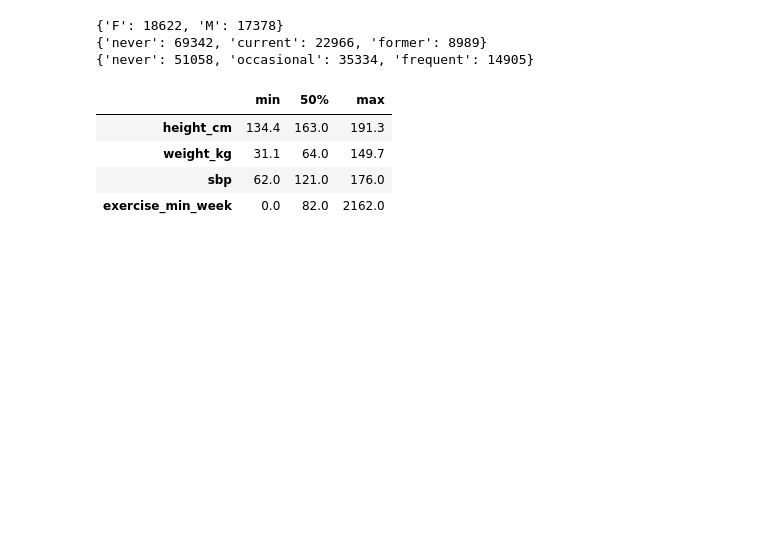
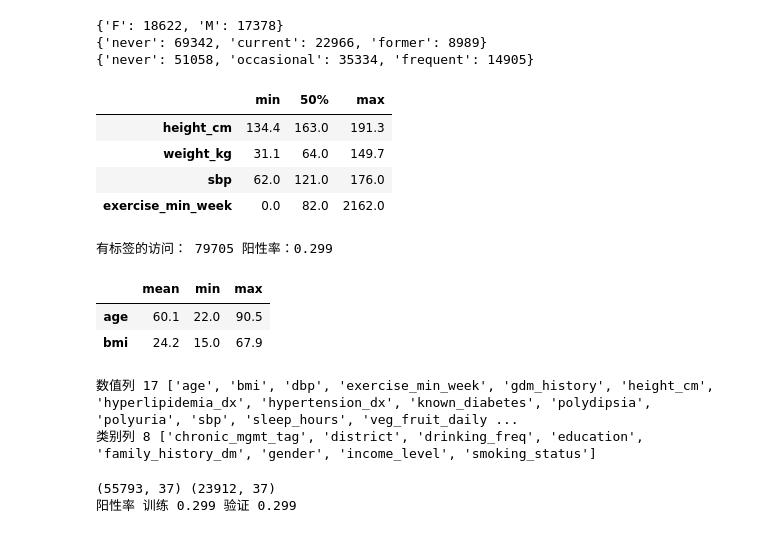
Before and after one commit to LXK-lxk-0218/Community-diabetes-risk-screening, a Jupyter notebook: notebooks/第0阶段.ipynb, the cells around one changed output. Cells and saved outputs as stored; diff of their text form; code cells hidden in the pictures; blank space fills up the shorter version.

```diff
--- a/notebooks/第0阶段.ipynb
+++ b/notebooks/第0阶段.ipynb
@@ -53,8 +53,8 @@ lab_results    79358行  6列:  lab_id, resident_id, sample_date, report_date, f
 # parse_dates=[...] 在读的时候就把日期列转成 datetime，后面做日期加减不用再 pd.to_datetime
 with sqlite3.connect(DB) as conn:
     residents = pd.read_sql("select * from residents",conn,parse_dates=['birth_date','enroll_date'])
-    visits = pd.read_sql("select * from visits",conn,parse_dates=['visit_date',])
-    labs = pd.read_sql("select * from lab_results",conn)
+    visits = pd.read_sql("select * from visits",conn,parse_dates=['visit_date','created_at'])
+    labs = pd.read_sql("select * from lab_results",conn,parse_dates=['sample_date','report_date'])
     print(visits)
     print(labs)
     print(residents.shape,visits.shape,labs.shape)
@@ -209,3 +209,59 @@ visits[[
 | weight_kg | 31.1 | 64.0 | 149.7 |
 | sbp | 62.0 | 121.0 | 176.0 |
 | exercise_min_week | 0.0 | 82.0 | 2162.0 |
+# %%
+# 一次随访 × 这个人的每一次化验
+df = visits.merge(labs,on='resident_id',how='left')
+# 条件判断：窗口以内
+in_window = ((df['sample_date'] >= df['visit_date'])
+& (df['sample_date']<= df['visit_date'] + pd.Timedelta(days=90)))
+# drop_duplicates('visit_id',keey='first'):同一个随访，只保留窗口内最早的那一次化验
+df = df[in_window].sort_values('sample_date').drop_duplicates('visit_id',keep='first')
+# 空腹血糖 fpg ≥7.0 mmol/L 或 糖化血红蛋白 hba1c ≥6.5%
+# `.astype(int)` → True 变成 1，False 变成 0，做成 0/1 二分类标签，给模型用
+df[TARGET] = ((df['fpg_mmol_l'] >= 7.0) | (df['hba1c_pct'] >=6.5)).astype(int)
+# 拼上居民档案
+df = df.merge(residents,on='resident_id',how='left')
+print('有标签的访问：',len(df),"阳性率：%.3f"% df[TARGET].mean())
+# %% [output]
+有标签的访问： 79705 阳性率：0.299
+# %%
+df['age'] = (df['visit_date'] - df['birth_date']).dt.days / 365.25
+df['bmi'] = df['weight_kg'] / (df['height_cm'] / 100)**2
+# 统计
+df[['age','bmi']].describe().T[['mean','min','max']].round(1)
+# %% [output]
+|  | mean | min | max |
+| age | 60.1 | 22.0 | 90.5 |
+| bmi | 24.2 | 15.0 | 67.9 |
+# %%
+# 要丢掉的列
+DROP_COLS = ['visit_id','resident_id','lab_id','visit_date','created_at','birth_date',
+             'enroll_date','fpg_mmol_l','hba1c_pct','sample_date','report_date',TARGET]
+# 数值特征
+NUM_COLS = df.select_dtypes(include="number").columns.difference(DROP_COLS).tolist()
+# 类别特征
+CAT_COLS = df.select_dtypes(exclude=['number','datetime']).columns.difference(DROP_COLS).tolist()
+# 所有的特征
+FEATURES = NUM_COLS + CAT_COLS
+print('数值列',len(NUM_COLS),NUM_COLS)
+print('类别列',len(CAT_COLS),CAT_COLS)
+# %% [output]
+数值列 17 ['age', 'bmi', 'dbp', 'exercise_min_week', 'gdm_history', 'height_cm', 'hyperlipidemia_dx', 'hypertension_dx', 'known_diabetes', 'polydipsia', 'polyuria', 'sbp', 'sleep_hours', 'veg_fruit_daily ...
+类别列 8 ['chronic_mgmt_tag', 'district', 'drinking_freq', 'education', 'family_history_dm', 'gender', 'income_level', 'smoking_status']
+# %%
+# 划分
+train,valid = train_test_split(df,test_size=0.3,random_state=SEED,stratify=df[TARGET])
+# 把划分好的训练集、验证集保存成 parquet 文件，
+# 后面训练模型的时候直接读取，不用反复跑前面清洗、特征工程代码
+# index=False: 不保存行索引
+train.to_parquet('train.parquet',index=False)
+valid.to_parquet('valid.parquet',index=False)
+# 分开特征 X 和 标签 y
+X_train,y_train = train[FEATURES],train[TARGET]
+X_valid,y_valid = valid[FEATURES],valid[TARGET]
+print(train.shape,valid.shape)
+print("阳性率 训练 %.3f 验证 %.3f" % (y_train.mean(),y_valid.mean()))
+# %% [output]
+(55793, 37) (23912, 37)
+阳性率 训练 0.299 验证 0.299
```
Also changed, not shown: parts of 4 cells of this notebook, 2 other files.
